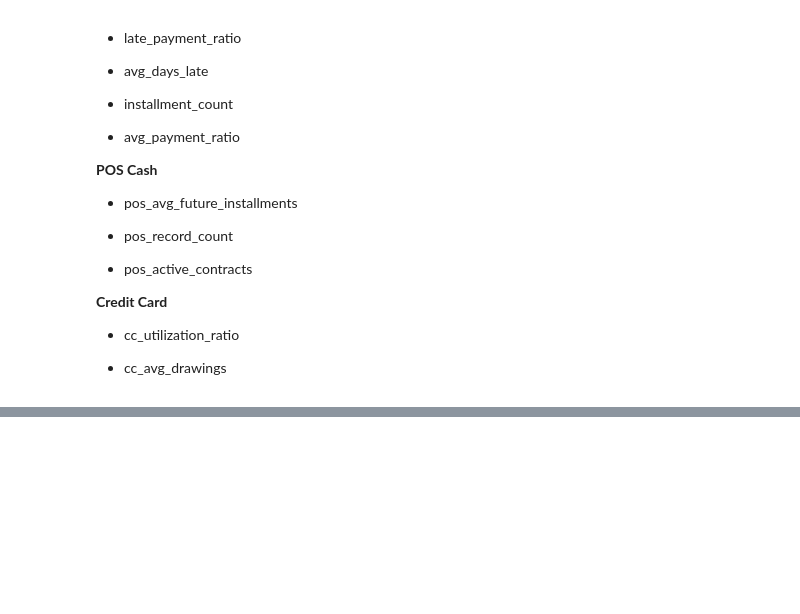
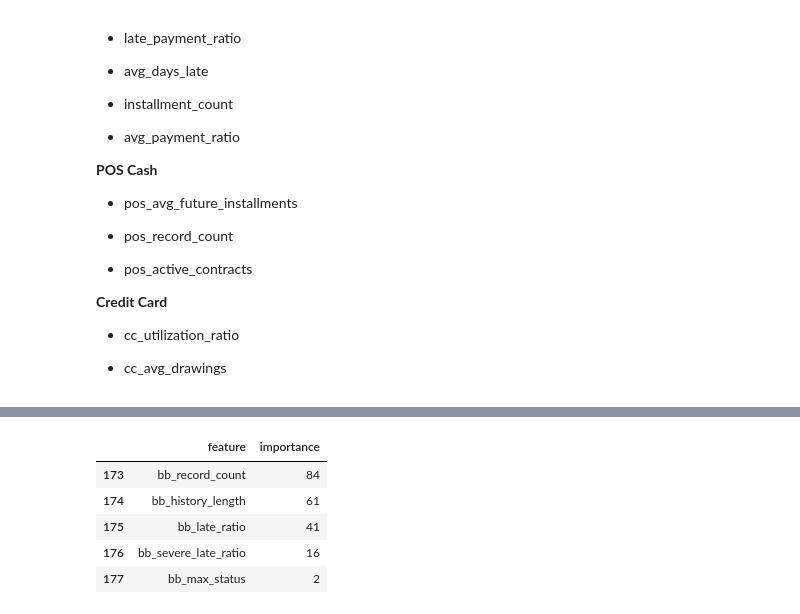
Before and after one commit to rabiadurgt/creditguard-ai, a Jupyter notebook: notebooks/03_feature_engineering.ipynb, the cells around one changed output, grey strips where cells are left out. Drawn from its saved outputs; the diff is of its cells as text; code cells hidden in the pictures; blank space fills up the shorter version.

```diff
--- a/notebooks/03_feature_engineering.ipynb
+++ b/notebooks/03_feature_engineering.ipynb
@@ -442,0 +538,12 @@ En önemli bulgu:
+# %%
+importance_df[
+    importance_df["feature"]
+    .str.contains("bb_")
+]
+# %% [output]
+|  | feature | importance |
+| 173 | bb_record_count | 84 |
+| 174 | bb_history_length | 61 |
+| 175 | bb_late_ratio | 41 |
+| 176 | bb_severe_late_ratio | 16 |
+| 177 | bb_max_status | 2 |
```
Also changed, not shown: parts of 5 cells of this notebook, 6 other files.
